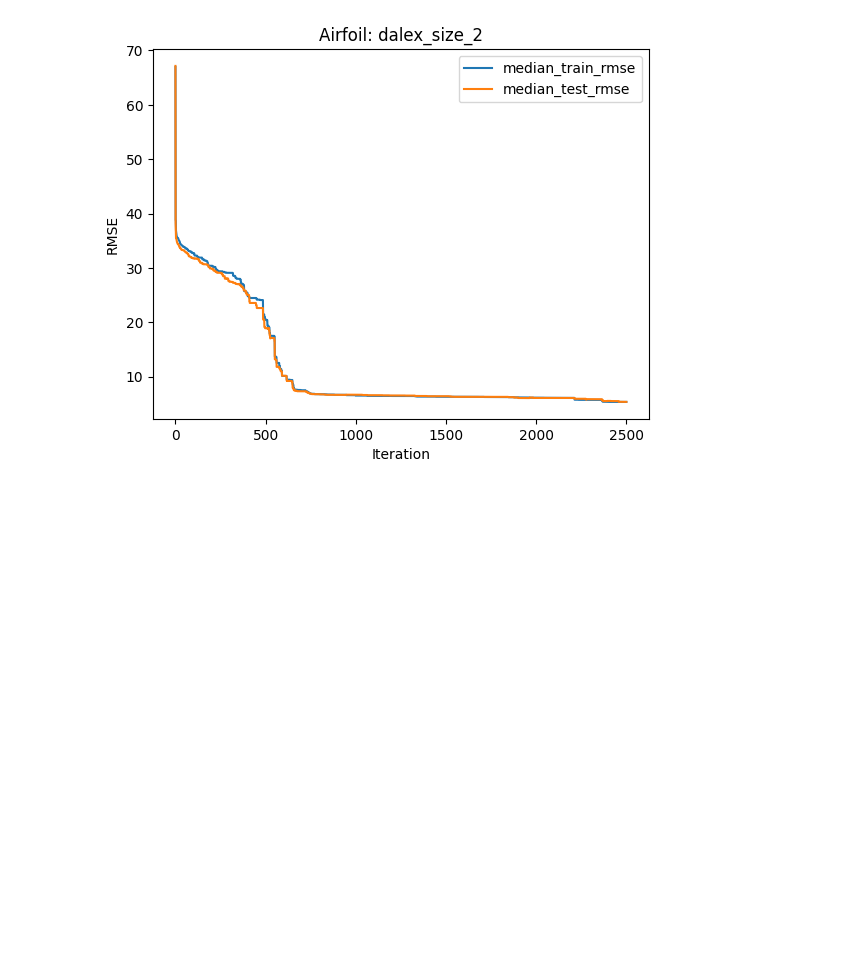
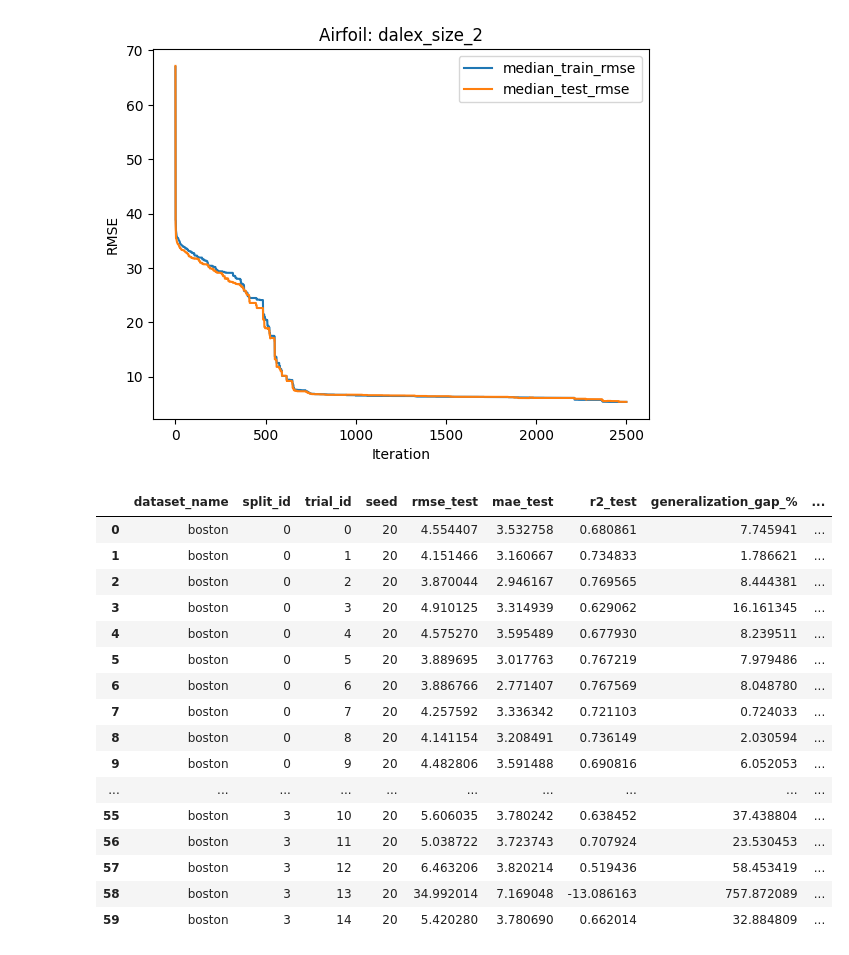
Before and after one commit to amarmate/SLIM-TEST-LITE, a Jupyter notebook: res_selec_multi.ipynb, the cells around one changed output. Saved outputs shown, nothing was run; the diff lists cells and outputs as text; code cells hidden in the pictures; blank space fills up the shorter version.

```diff
--- a/res_selec_multi.ipynb
+++ b/res_selec_multi.ipynb
@@ -649,0 +635,21 @@ plt.show()
+# %%
+tr_df = pd.read_parquet('test_results/boston/dalex_size_2_test_results1.parquet')
+tr_df
+# %% [output]
+|  | dataset_name | split_id | trial_id | seed | rmse_test | mae_test | r2_test | generalization_gap_% | ... |
+| 0 | boston | 0 | 0 | 20 | 4.554407 | 3.532758 | 0.680861 | 7.745941 | ... |
+| 1 | boston | 0 | 1 | 20 | 4.151466 | 3.160667 | 0.734833 | 1.786621 | ... |
+| 2 | boston | 0 | 2 | 20 | 3.870044 | 2.946167 | 0.769565 | 8.444381 | ... |
+| 3 | boston | 0 | 3 | 20 | 4.910125 | 3.314939 | 0.629062 | 16.161345 | ... |
+| 4 | boston | 0 | 4 | 20 | 4.575270 | 3.595489 | 0.677930 | 8.239511 | ... |
+| 5 | boston | 0 | 5 | 20 | 3.889695 | 3.017763 | 0.767219 | 7.979486 | ... |
+| 6 | boston | 0 | 6 | 20 | 3.886766 | 2.771407 | 0.767569 | 8.048780 | ... |
+| 7 | boston | 0 | 7 | 20 | 4.257592 | 3.336342 | 0.721103 | 0.724033 | ... |
+| 8 | boston | 0 | 8 | 20 | 4.141154 | 3.208491 | 0.736149 | 2.030594 | ... |
+| 9 | boston | 0 | 9 | 20 | 4.482806 | 3.591488 | 0.690816 | 6.052053 | ... |
+| ... | ... | ... | ... | ... | ... | ... | ... | ... | ... |
+| 55 | boston | 3 | 10 | 20 | 5.606035 | 3.780242 | 0.638452 | 37.438804 | ... |
+| 56 | boston | 3 | 11 | 20 | 5.038722 | 3.723743 | 0.707924 | 23.530453 | ... |
+| 57 | boston | 3 | 12 | 20 | 6.463206 | 3.820214 | 0.519436 | 58.453419 | ... |
+| 58 | boston | 3 | 13 | 20 | 34.992014 | 7.169048 | -13.086163 | 757.872089 | ... |
+| 59 | boston | 3 | 14 | 20 | 5.420280 | 3.780690 | 0.662014 | 32.884809 | ... |
```
Also changed, not shown: parts of 2 cells of this notebook, 2 other files.
